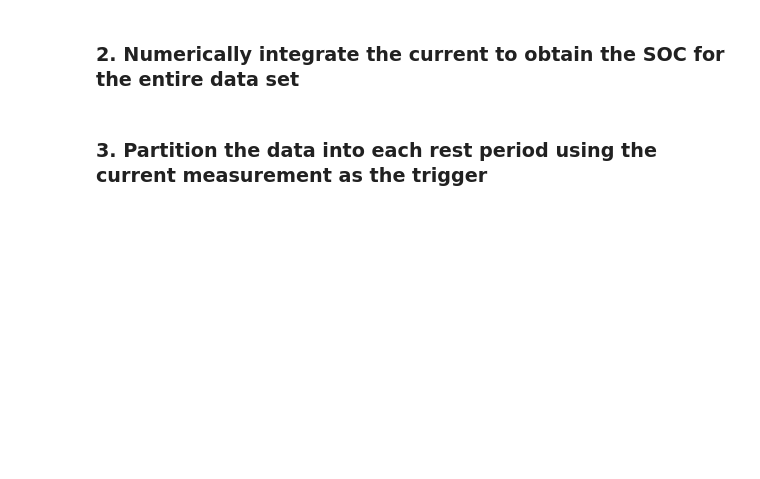
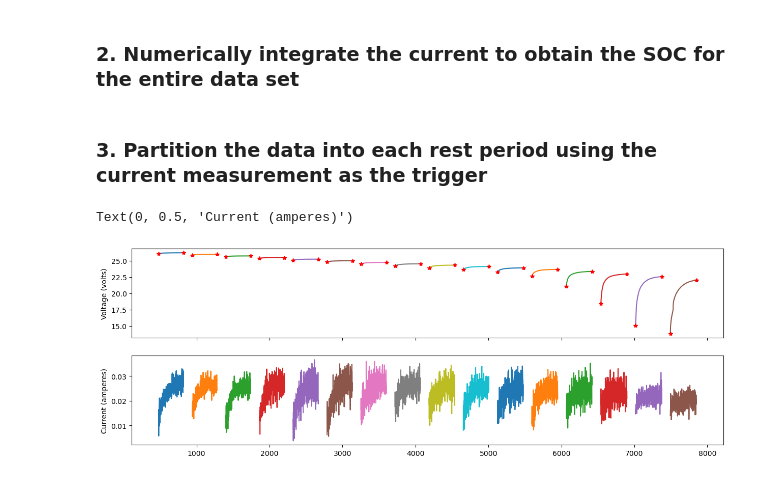
Before and after one commit to benlucke1/aem566, a Jupyter notebook: project3/aem566_project3_main.ipynb, the cells around one changed output. Cells and saved outputs as stored; diff of their text form; code cells hidden in the pictures; blank space fills up the shorter version.

```diff
--- a/project3/aem566_project3_main.ipynb
+++ b/project3/aem566_project3_main.ipynb
@@ -26,14 +31,25 @@ soc_full = simpson(data['i'], dx = 10)
 # %%
 data['i_diff'] = data.loc[:,'i'].diff()
 delta_indices = data[(data['i_diff']) > .1].index.tolist() # Get indices based on differnetial in current
 pairs = list()
 
 # Create grouped pairs of indices where rest period starts and ends
 for k, index in enumerate(delta_indices):
     if k == len(delta_indices)-1:
-        pair = index + 118, data.index[-1]
+        pair = index + 118, data.index[-1] # +118 was by trial and error, gave consistently ok results of rest period indices
     else:
         pair = index + 118, delta_indices[k+1]
     pairs.append(pair)
 pairs = np.array(pairs)
+fig, (ax1, ax2) = plt.subplots(nrows=2,ncols=1, figsize=(15,5),sharex=True)
+for k, (start, end) in enumerate(pairs):
+    ax1.plot(data.iloc[start:end, 1])
+    ax2.plot(data.iloc[start:end, 2])
+    ax1.plot(start, data.iloc[start,1],'r*')
+    ax1.plot(end, data.iloc[start:end,1].iloc[-1],'r*')
+ax1.set_ylabel('Voltage (volts)')
+ax2.set_ylabel('Current (amperes)')
+# %% [output]
+Text(0, 0.5, 'Current (amperes)')
+[figure, added]
 # %%
```
Also changed, not shown: parts of 6 cells of this notebook.
